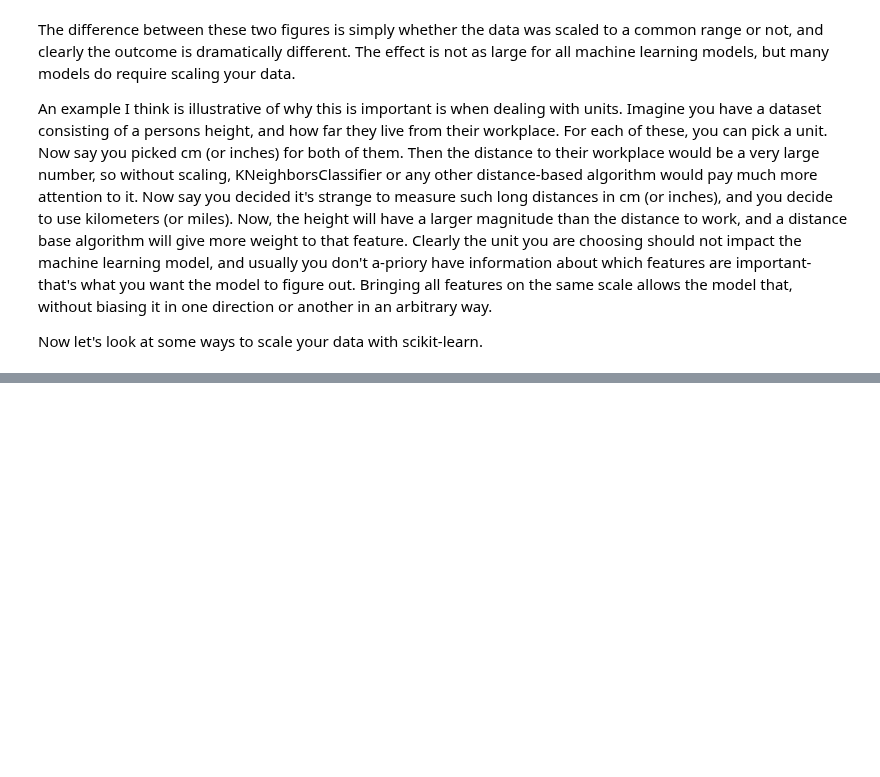
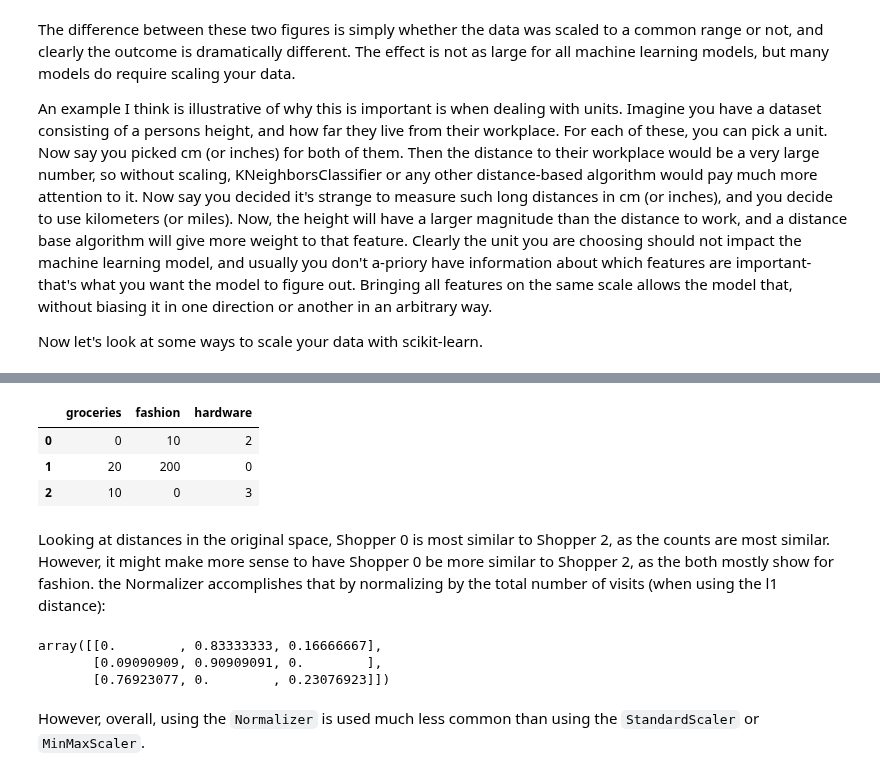
Before and after one commit to amueller/aml, a Jupyter notebook: 01-ml-workflow/03-preprocessing.ipynb, the cells around one changed output, grey strips where cells are left out. Cells and saved outputs as stored; diff of their text form; code cells hidden in the pictures; blank space fills up the shorter version.

```diff
--- a/01-ml-workflow/03-preprocessing.ipynb
+++ b/01-ml-workflow/03-preprocessing.ipynb
@@ -589,0 +184,20 @@ grid.score(X_test, y_test)
+# %%
+import pandas as pd
+shoppers = pd.DataFrame({'groceries': [0, 20, 10], 'fashion': [10, 200, 0], 'hardware': [2, 0, 3]})
+shoppers
+# %% [output]
+|  | groceries | fashion | hardware |
+| 0 | 0 | 10 | 2 |
+| 1 | 20 | 200 | 0 |
+| 2 | 10 | 0 | 3 |
+# %% [markdown]
+Looking at distances in the original space, Shopper 0 is most similar to Shopper 2, as the counts are most similar. However, it might make more sense to have Shopper 0 be more similar to Shopper 2, as the both mostly show for fashion.
+the Normalizer accomplishes that by normalizing by the total number of visits (when using the l1 distance):
+# %%
+Normalizer(norm='l1').fit_transform(shoppers)
+# %% [output]
+array([[0.        , 0.83333333, 0.16666667],
+       [0.09090909, 0.90909091, 0.        ],
+       [0.76923077, 0.        , 0.23076923]])
+# %% [markdown]
+However, overall, using the ``Normalizer`` is used much less common than using the ``StandardScaler`` or ``MinMaxScaler``.
```
Also changed, not shown: parts of 73 cells of this notebook.
